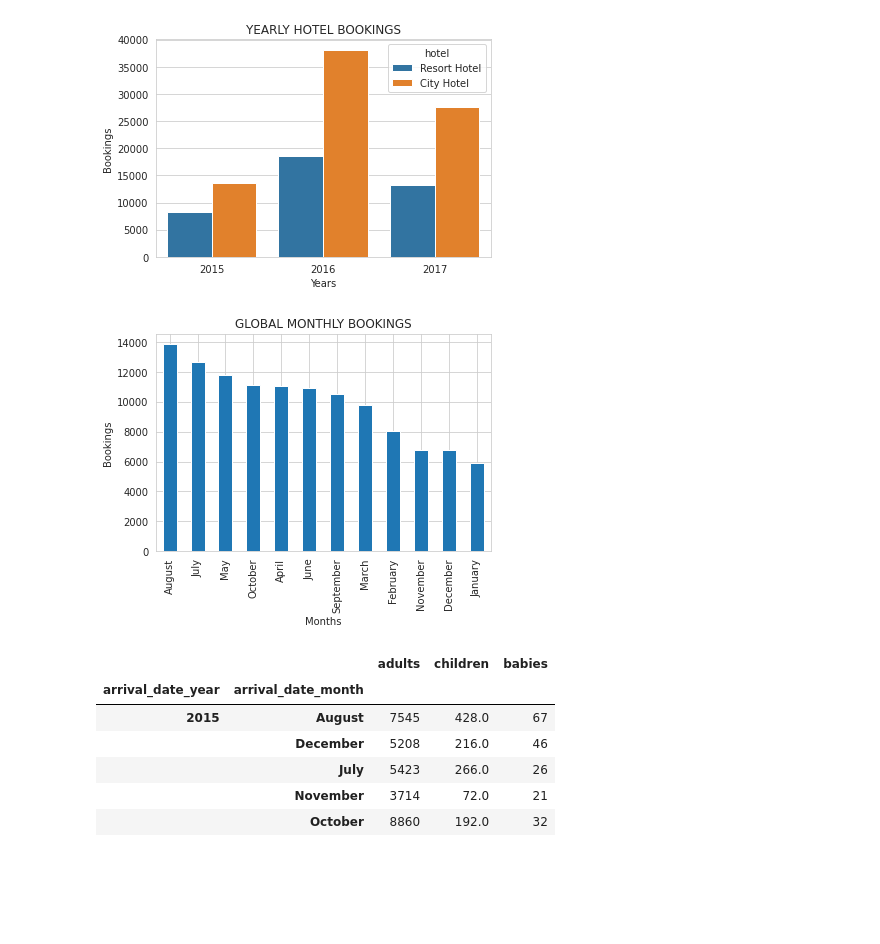
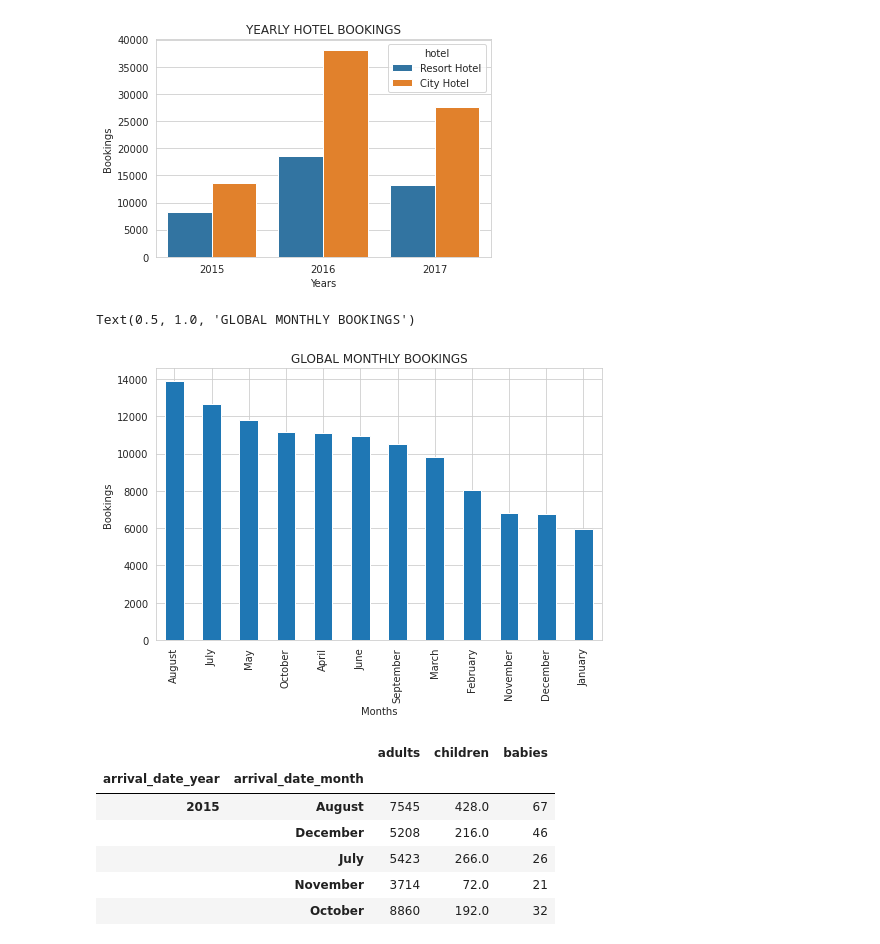
Before and after one commit to amolprabhu/Hotel_Booking_Analysis, a Jupyter notebook: Amol_Prabhu_Hotel_Booking_Analysis_Capstone_Project.ipynb, the cells around one changed output. Drawn from its saved outputs; the diff is of its cells as text; code cells hidden in the pictures; blank space fills up the shorter version.

```diff
--- a/Amol_Prabhu_Hotel_Booking_Analysis_Capstone_Project.ipynb
+++ b/Amol_Prabhu_Hotel_Booking_Analysis_Capstone_Project.ipynb
@@ -148,13 +148,13 @@ monthly_bookings = data['arrival_date_month'].value_counts()
 # %%
 # graphical representation of monthly bookings globally
 monthly_bookings.plot(kind='bar')
 plt.rcParams['figure.figsize'] = (8,5)
 plt.xlabel('Months')
 plt.ylabel('Bookings')
 plt.title('GLOBAL MONTHLY BOOKINGS')
-plt.grid(b=True)
 # %% [output]
+Text(0.5, 1.0, 'GLOBAL MONTHLY BOOKINGS')
-[figure, old version]
+[figure, new version]
 # %%
 # number of adults, children and babies booking yearly and monthly
 data.groupby(['arrival_date_year','arrival_date_month']).agg({'adults':'sum','children':'sum','babies':'sum'})
```
Also changed, not shown: parts of 10 cells of this notebook.
